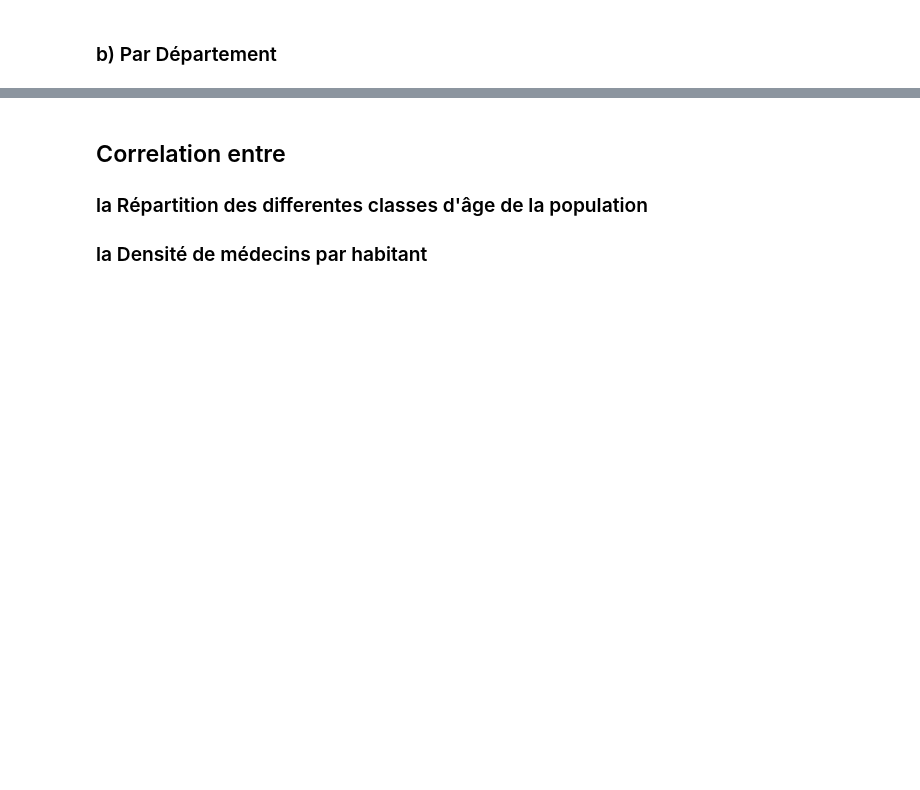
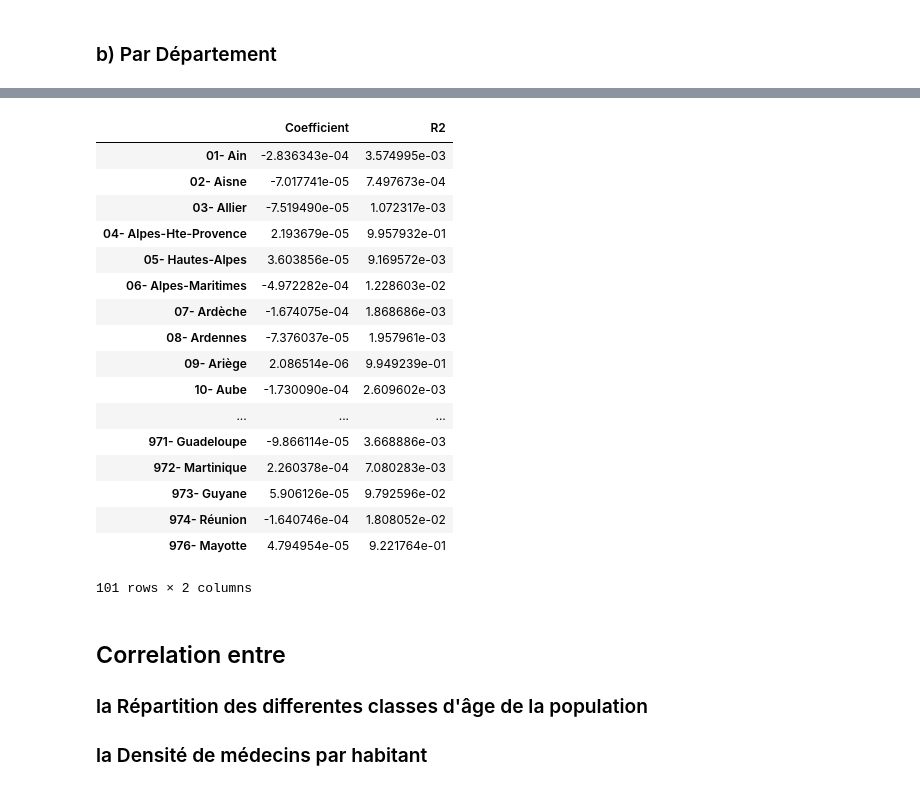
Before and after one commit to MSBigData2019/Anatoli_DEBRADKE, a Jupyter notebook: Lesson5/exo_dom_lesson5.ipynb, the cells around one changed output, grey strips where cells are left out. Cells and saved outputs as stored; diff of their text form; code cells hidden in the pictures; blank space fills up the shorter version.

```diff
--- a/Lesson5/exo_dom_lesson5.ipynb
+++ b/Lesson5/exo_dom_lesson5.ipynb
@@ -108,12 +132,16 @@ nb_rows = int(np.ceil(len(departement_list) / 2))
 fig, axes = plt.subplots(nrows=nb_rows, ncols=2, figsize=(20, 300))
 counter = 0
 
+lr_departement_result = {}
+
 for i in range(nb_rows):
     for j in range(2):
         ax = axes[i][j]
         if counter < len(departement_list):
             # Regression lineaire
             lr = LinearRegression().fit(df_departement.loc[departement_list[counter]][['Densite']], df_departement.loc[departement_list[counter]][['Ratio']])
+            lr_departement_result[departement_list[counter]] = [lr.coef_[0][0],lr.score(df_departement.loc[departement_list[counter]][['Densite']],df_departement.loc[departement_list[counter]][['Ratio']])]
+
             # Prediction
             pred = lr.predict(df_departement.loc[departement_list[counter]][['Densite']])
             # Graphique nuage de point & regression
@@ -132,3 +160,25 @@ plt.show()
+# %%
+df_lr_departement_result = pd.DataFrame.from_dict(lr_departement_result, orient='index', columns=['Coefficient', 'R2'])
+df_lr_departement_result
+# %% [output]
+|  | Coefficient | R2 |
+| 01- Ain | -2.836343e-04 | 3.574995e-03 |
+| 02- Aisne | -7.017741e-05 | 7.497673e-04 |
+| 03- Allier | -7.519490e-05 | 1.072317e-03 |
+| 04- Alpes-Hte-Provence | 2.193679e-05 | 9.957932e-01 |
+| 05- Hautes-Alpes | 3.603856e-05 | 9.169572e-03 |
+| 06- Alpes-Maritimes | -4.972282e-04 | 1.228603e-02 |
+| 07- Ardèche | -1.674075e-04 | 1.868686e-03 |
+| 08- Ardennes | -7.376037e-05 | 1.957961e-03 |
+| 09- Ariège | 2.086514e-06 | 9.949239e-01 |
+| 10- Aube | -1.730090e-04 | 2.609602e-03 |
+| ... | ... | ... |
+| 971- Guadeloupe | -9.866114e-05 | 3.668886e-03 |
+| 972- Martinique | 2.260378e-04 | 7.080283e-03 |
+| 973- Guyane | 5.906126e-05 | 9.792596e-02 |
+| 974- Réunion | -1.640746e-04 | 1.808052e-02 |
+| 976- Mayotte | 4.794954e-05 | 9.221764e-01 |
+101 rows × 2 columns
 # %% [markdown]
 ## Correlation entre
 ### la Répartition des differentes classes d'âge de la population
```
Also changed, not shown: parts of 3 cells of this notebook.
